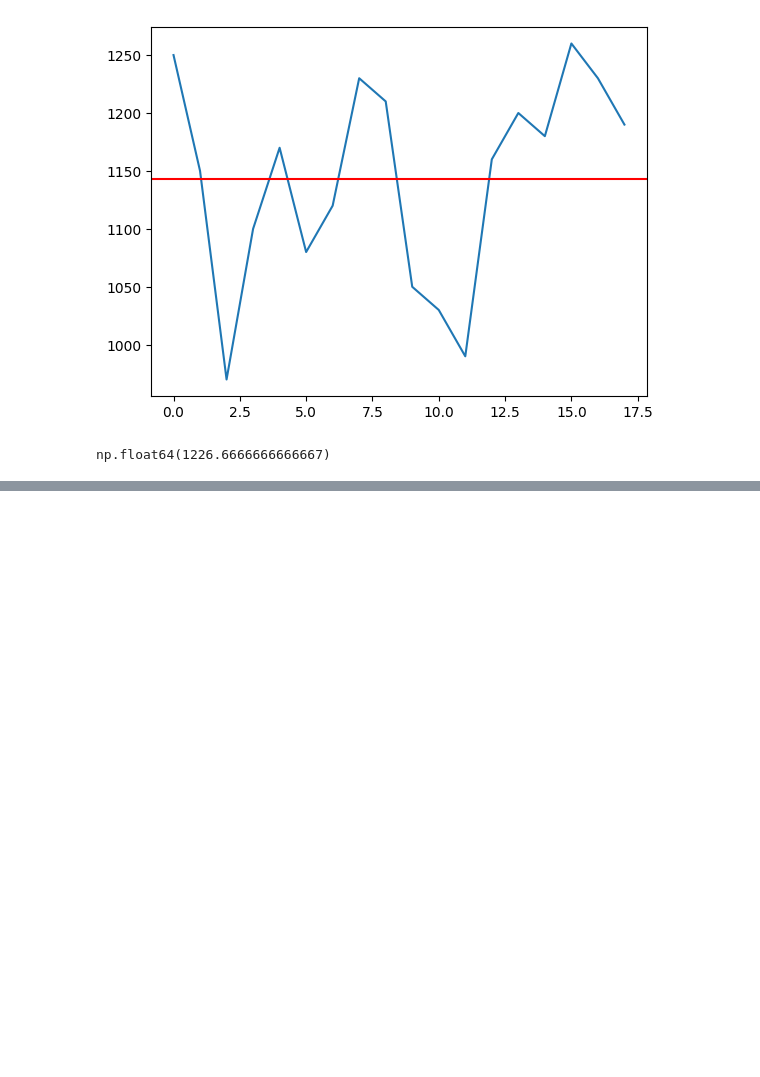
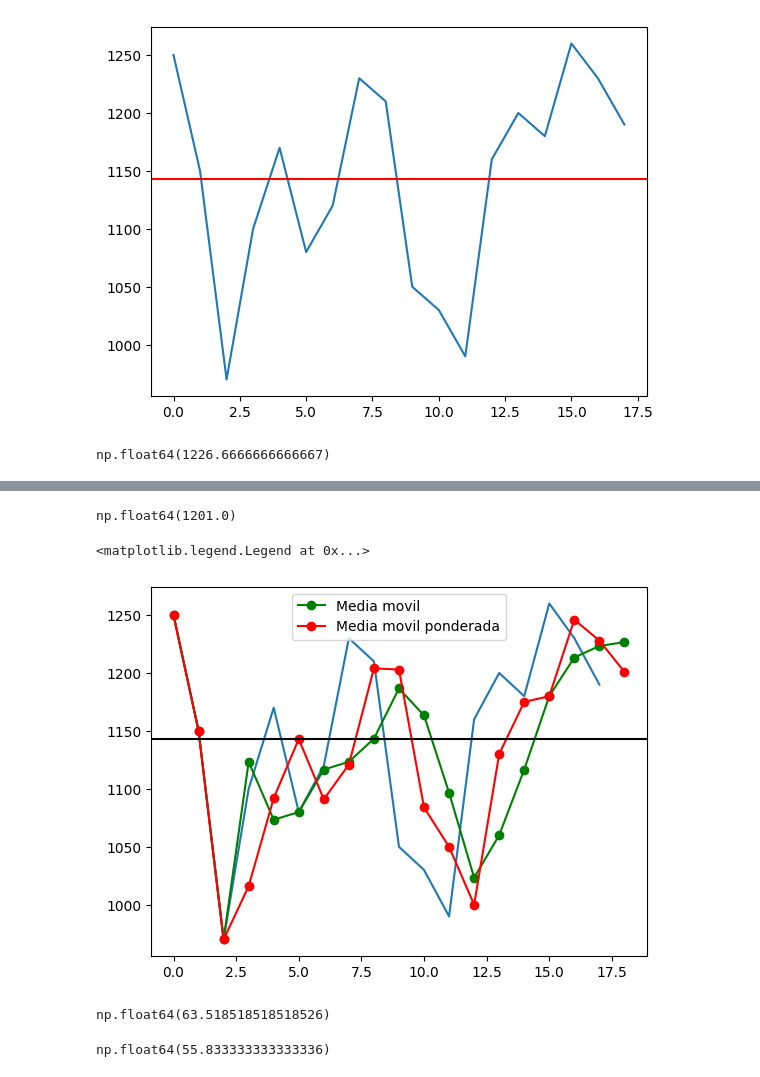
Before and after one commit to asegura4488/EDCO_IntroCienciaDatos, a Jupyter notebook: Semana5/MediaMovil.ipynb, the cells around one changed output, grey strips where cells are left out. Saved outputs shown, nothing was run; the diff lists cells and outputs as text; code cells hidden in the pictures; blank space fills up the shorter version.

```diff
--- a/Semana5/MediaMovil.ipynb
+++ b/Semana5/MediaMovil.ipynb
@@ -79,0 +97,52 @@ plt.legend()
+# %%
+def GetWeightedMediaMovil(x,w):
+
+  # W es el vector de pesos
+  n = len(w)
+
+  media = np.zeros( len(x) + 1 )
+
+  for i in range( len(media) ):
+
+    sum_ = 0.
+
+    if i >= n:
+
+      k = 0
+
+      for j in range( i-n, i ):
+
+        sum_ += w[k]*x[j]
+        k += 1
+
+      media[i] = sum_ # Promedio ponderado
+
+    else:
+
+      media[i] = x[i]
+
+  return media
+# %%
+w = np.array([0.1,0.1,0.8])
+media_w = GetWeightedMediaMovil(x,w)
+media_w[-1]
+# %% [output]
+np.float64(1201.0)
+# %%
+media = np.mean(Data)
+plt.plot(Data)
+plt.plot(media_,marker='o',color='g',label='Media movil')
+plt.plot(media_w,marker='o',color='r',label='Media movil ponderada')
+plt.axhline(media,color='k')
+plt.legend()
+# %% [output]
+<matplotlib.legend.Legend at 0x...>
+[figure, added]
+# %%
+GetError(x,media_[:-1])
+# %% [output]
+np.float64(63.518518518518526)
+# %%
+GetError(x,media_w[:-1])
+# %% [output]
+np.float64(55.833333333333336)
```
Also changed, not shown: parts of 5 cells of this notebook.
